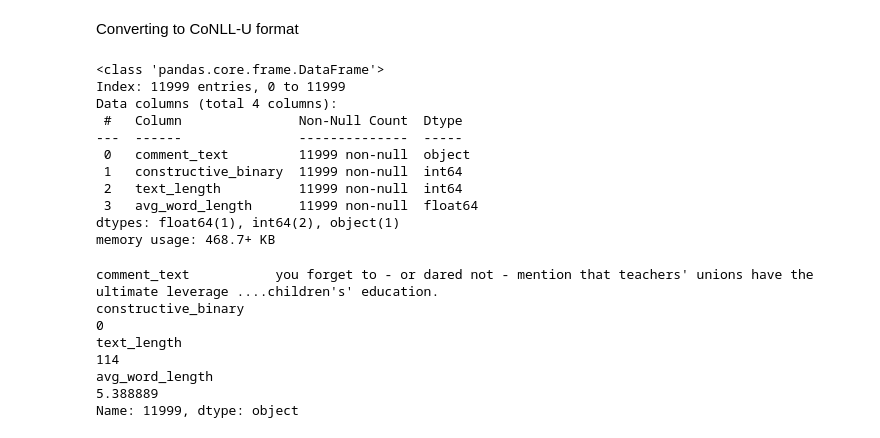
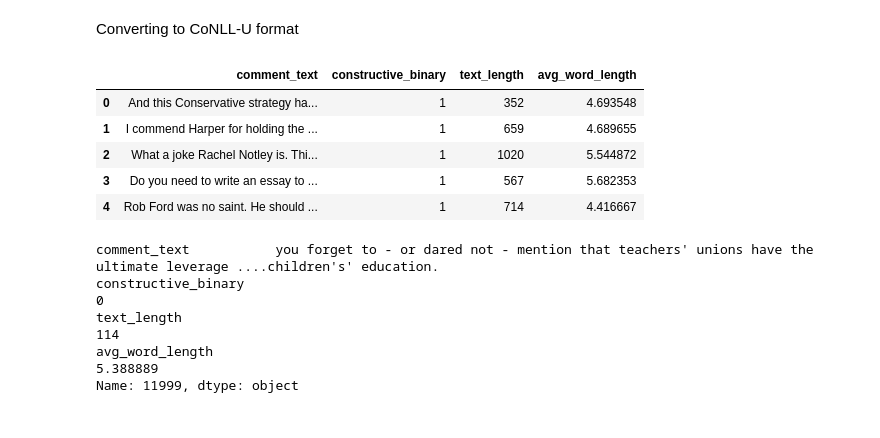
Before and after one commit to UgoLabbe/NLP-DetecConstComm-project, a Jupyter notebook: archive/Milestone1.ipynb, the cells around one changed output. Saved outputs shown, nothing was run; the diff lists cells and outputs as text; code cells hidden in the pictures.

```diff
--- a/archive/Milestone1.ipynb
+++ b/archive/Milestone1.ipynb
@@ -426,19 +425,14 @@ Downloading https://raw.githubusercontent.com/stanfordnlp/stanza-resources/main/
 # %% [markdown]
 Converting to CoNLL-U format
 # %%
-df_anno.info()
+df_anno.head()
 # %% [output]
-<class 'pandas.core.frame.DataFrame'>
-Index: 11999 entries, 0 to 11999
-Data columns (total 4 columns):
- #   Column               Non-Null Count  Dtype
----  ------               --------------  -----
- 0   comment_text         11999 non-null  object
- 1   constructive_binary  11999 non-null  int64
- 2   text_length          11999 non-null  int64
- 3   avg_word_length      11999 non-null  float64
-dtypes: float64(1), int64(2), object(1)
-memory usage: 468.7+ KB
+|  | comment_text | constructive_binary | text_length | avg_word_length |
+| 0 | And this Conservative strategy ha... | 1 | 352 | 4.693548 |
+| 1 | I commend Harper for holding the ... | 1 | 659 | 4.689655 |
+| 2 | What a joke Rachel Notley is. Thi... | 1 | 1020 | 5.544872 |
+| 3 | Do you need to write an essay to ... | 1 | 567 | 5.682353 |
+| 4 | Rob Ford was no saint. He should ... | 1 | 714 | 4.416667 |
 # %%
 df_anno.loc[11999]
 # %% [output]
```
Also changed, not shown: parts of 6 cells of this notebook, 8 other files.
